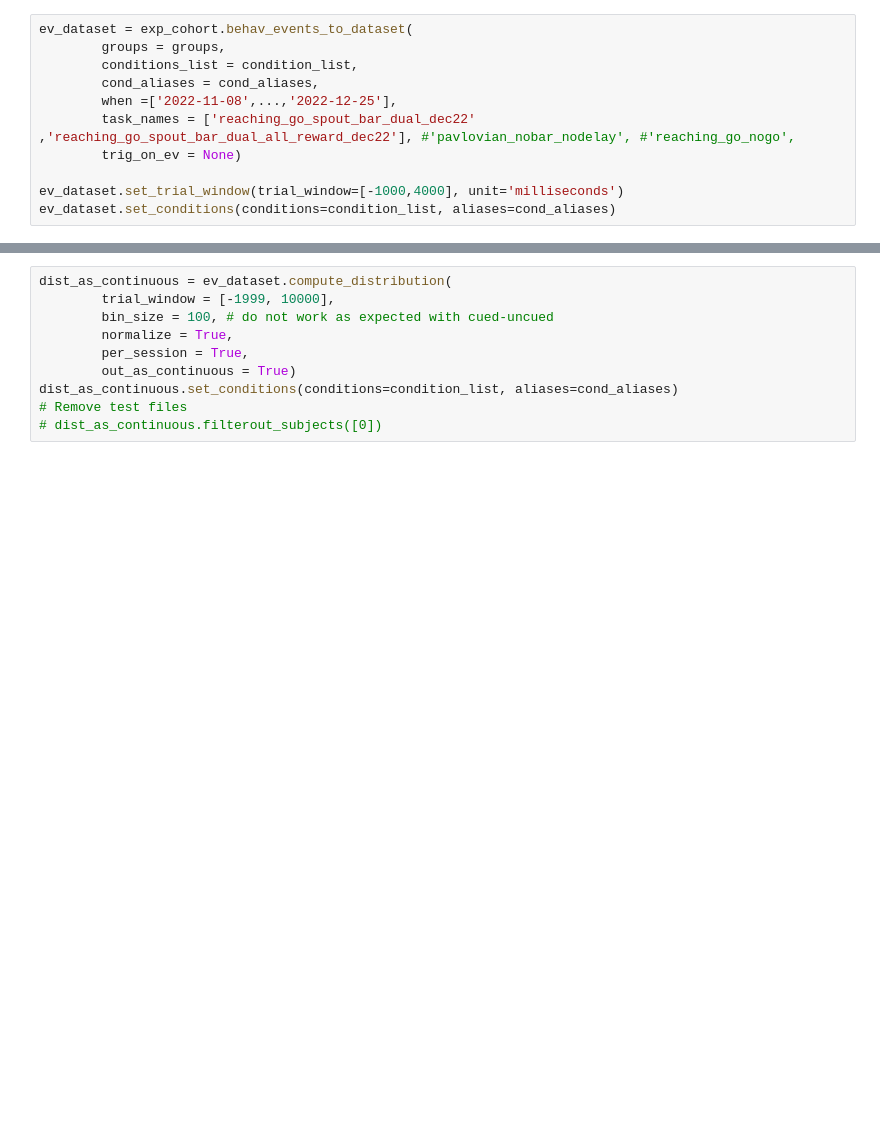
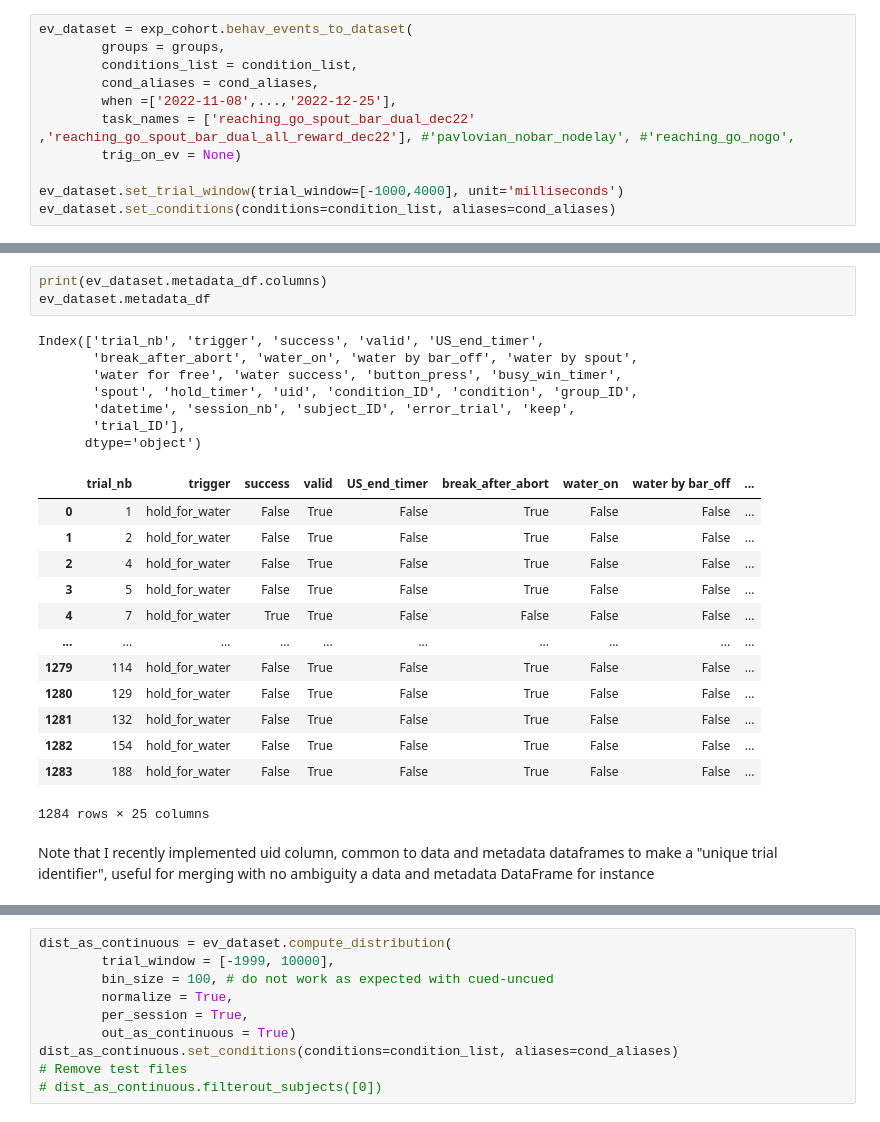
Before and after one commit to juliencarponcy/trialexp, a Jupyter notebook: notebooks/noncanonical/nb20230208_191000_J_for_T_curr_data_structures.ipynb, the cells around one changed output, grey strips where cells are left out. Drawn from its saved outputs; the diff is of its cells as text; blank space fills up the shorter version.

```diff
--- a/notebooks/noncanonical/nb20230208_191000_J_for_T_curr_data_structures.ipynb
+++ b/notebooks/noncanonical/nb20230208_191000_J_for_T_curr_data_structures.ipynb
@@ -152,0 +156,26 @@ Behaviour: Compute distribution
+# %%
+print(ev_dataset.metadata_df.columns)
+ev_dataset.metadata_df
+# %% [output]
+Index(['trial_nb', 'trigger', 'success', 'valid', 'US_end_timer',
+       'break_after_abort', 'water_on', 'water by bar_off', 'water by spout',
+       'water for free', 'water success', 'button_press', 'busy_win_timer',
+       'spout', 'hold_timer', 'uid', 'condition_ID', 'condition', 'group_ID',
+       'datetime', 'session_nb', 'subject_ID', 'error_trial', 'keep',
+       'trial_ID'],
+      dtype='object')
+|  | trial_nb | trigger | success | valid | US_end_timer | break_after_abort | water_on | water by bar_off | ... |
+| 0 | 1 | hold_for_water | False | True | False | True | False | False | ... |
+| 1 | 2 | hold_for_water | False | True | False | True | False | False | ... |
+| 2 | 4 | hold_for_water | False | True | False | True | False | False | ... |
+| 3 | 5 | hold_for_water | False | True | False | True | False | False | ... |
+| 4 | 7 | hold_for_water | True | True | False | False | False | False | ... |
+| ... | ... | ... | ... | ... | ... | ... | ... | ... | ... |
+| 1279 | 114 | hold_for_water | False | True | False | True | False | False | ... |
+| 1280 | 129 | hold_for_water | False | True | False | True | False | False | ... |
+| 1281 | 132 | hold_for_water | False | True | False | True | False | False | ... |
+| 1282 | 154 | hold_for_water | False | True | False | True | False | False | ... |
+| 1283 | 188 | hold_for_water | False | True | False | True | False | False | ... |
+1284 rows × 25 columns
+# %% [markdown]
+Note that I recently implemented uid column, common to data and metadata dataframes to make a "unique trial identifier", useful for merging with no ambiguity a data and metadata DataFrame for instance
```
Also changed, not shown: parts of 25 cells of this notebook.
